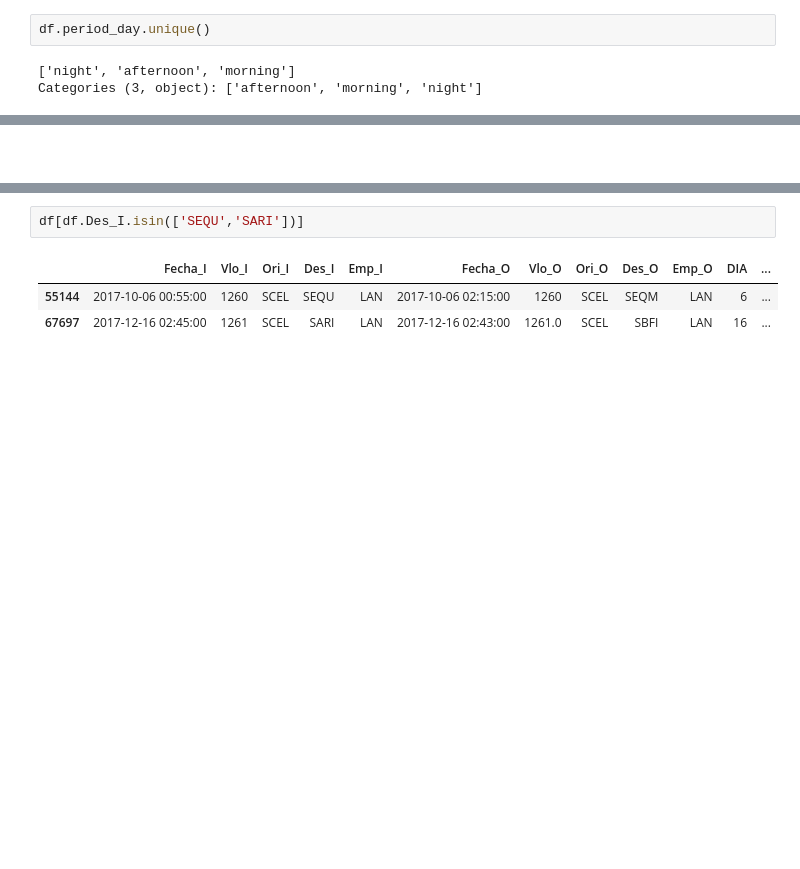
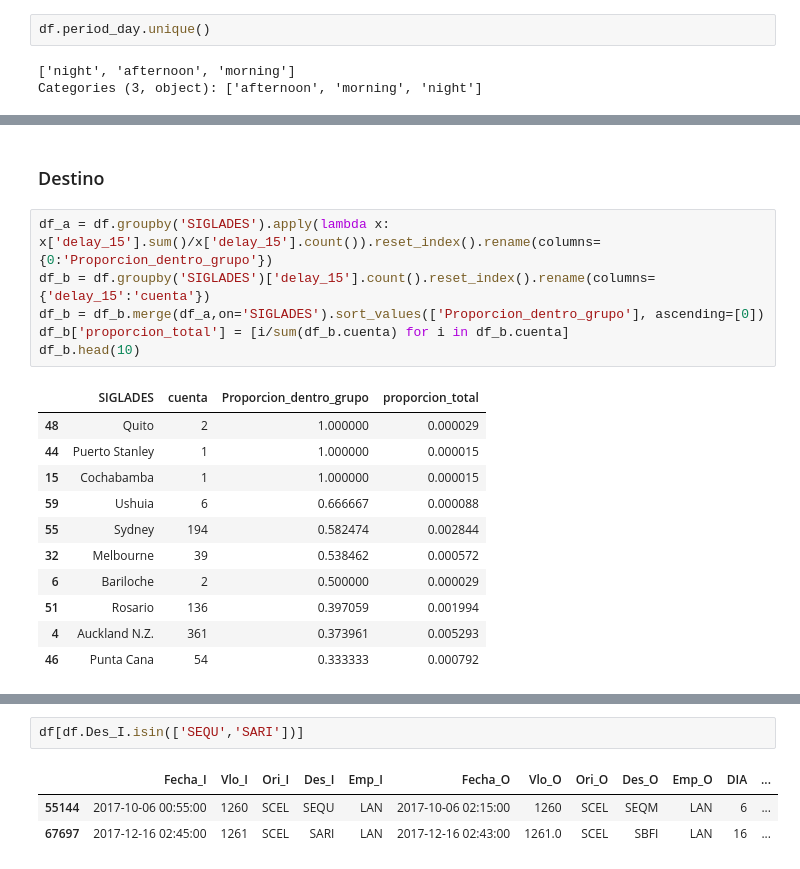
Before and after one commit to Lopport/Challenge-Data-Scientist-Matias-Lopez, a Jupyter notebook: solution.ipynb, the cells around one changed output, grey strips where cells are left out. Saved outputs shown, nothing was run; the diff lists cells and outputs as text; blank space fills up the shorter version.

```diff
--- a/solution.ipynb
+++ b/solution.ipynb
@@ -287,2 +289,20 @@ Categories (3, object): ['afternoon', 'morning', 'night']
 # %% [markdown]
-##
+### Destino
+# %%
+df_a = df.groupby('SIGLADES').apply(lambda x: x['delay_15'].sum()/x['delay_15'].count()).reset_index().rename(columns={0:'Proporcion_dentro_grupo'})
+df_b = df.groupby('SIGLADES')['delay_15'].count().reset_index().rename(columns={'delay_15':'cuenta'})
+df_b = df_b.merge(df_a,on='SIGLADES').sort_values(['Proporcion_dentro_grupo'], ascending=[0])
+df_b['proporcion_total'] = [i/sum(df_b.cuenta) for i in df_b.cuenta]
+df_b.head(10)
+# %% [output]
+|  | SIGLADES | cuenta | Proporcion_dentro_grupo | proporcion_total |
+| 48 | Quito | 2 | 1.000000 | 0.000029 |
+| 44 | Puerto Stanley | 1 | 1.000000 | 0.000015 |
+| 15 | Cochabamba | 1 | 1.000000 | 0.000015 |
+| 59 | Ushuia | 6 | 0.666667 | 0.000088 |
+| 55 | Sydney | 194 | 0.582474 | 0.002844 |
+| 32 | Melbourne | 39 | 0.538462 | 0.000572 |
+| 6 | Bariloche | 2 | 0.500000 | 0.000029 |
+| 51 | Rosario | 136 | 0.397059 | 0.001994 |
+| 4 | Auckland N.Z. | 361 | 0.373961 | 0.005293 |
+| 46 | Punta Cana | 54 | 0.333333 | 0.000792 |
```
Also changed, not shown: parts of 18 cells of this notebook.
